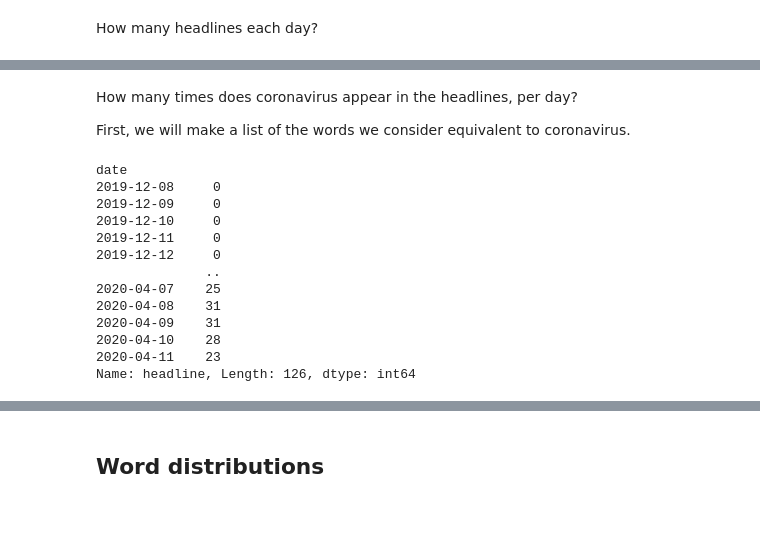
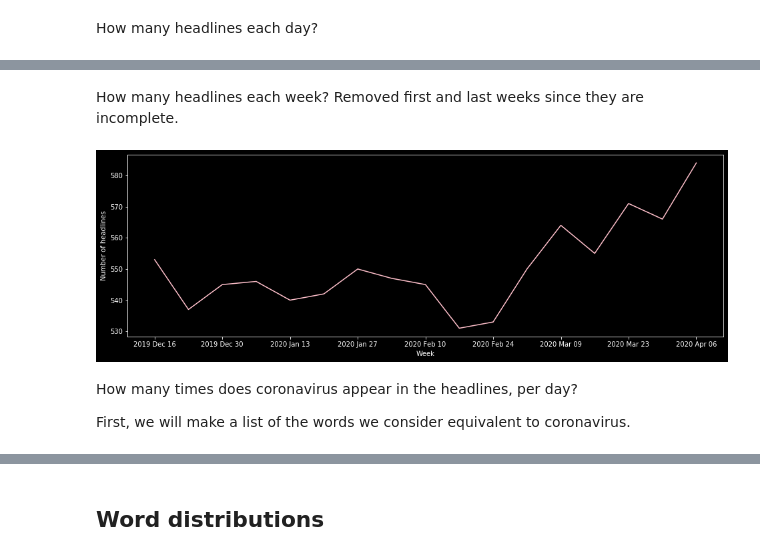
Before and after one commit to brienna/coronavirus-news-analysis, a Jupyter notebook: 2020_04_09_washington_post_scraper.ipynb, the cells around one changed output, grey strips where cells are left out. Saved outputs shown, nothing was run; the diff lists cells and outputs as text; code cells hidden in the pictures; blank space fills up the shorter version.

```diff
--- a/2020_04_09_washington_post_scraper.ipynb
+++ b/2020_04_09_washington_post_scraper.ipynb
@@ -400,3 +444,16 @@ plt.show()
+# %% [markdown]
+How many headlines each week? Removed first and last weeks since they are incomplete.
+# %%
+weekly_headline_count = [len(x) for x in weekly_headlines[1:-1]]
+plt.figure(figsize=(16, 5))
+x = [date_obj.strftime('%Y %b %d') for date_obj in weekly_headlines.keys()[1:-1]]
+plt.xticks(np.arange(0, len(x), 2))
+plt.ylabel('Number of headlines')
+plt.xlabel('Week')
+plt.plot(x, weekly_headline_count, color='pink')
+plt.show()
+# %% [output]
+[figure, added]
 # %% [markdown]
 How many times does coronavirus appear in the headlines, per day?
 
@@ -406,17 +460,0 @@ coronavirus = ['coronavirus', 'covid19', 'covid-19', 'pandemic', 'outbreak']
-# %%
-appearances = df_headsects_daily['headline'].apply(lambda x: x[x.str.lower().str.contains('|'.join(coronavirus))].count())
-appearances
-# %% [output]
-date
-2019-12-08     0
-2019-12-09     0
-2019-12-10     0
-2019-12-11     0
-2019-12-12     0
-              ..
-2020-04-07    25
-2020-04-08    31
-2020-04-09    31
-2020-04-10    28
-2020-04-11    23
-Name: headline, Length: 126, dtype: int64
```
Also changed, not shown: parts of 82 cells of this notebook.
